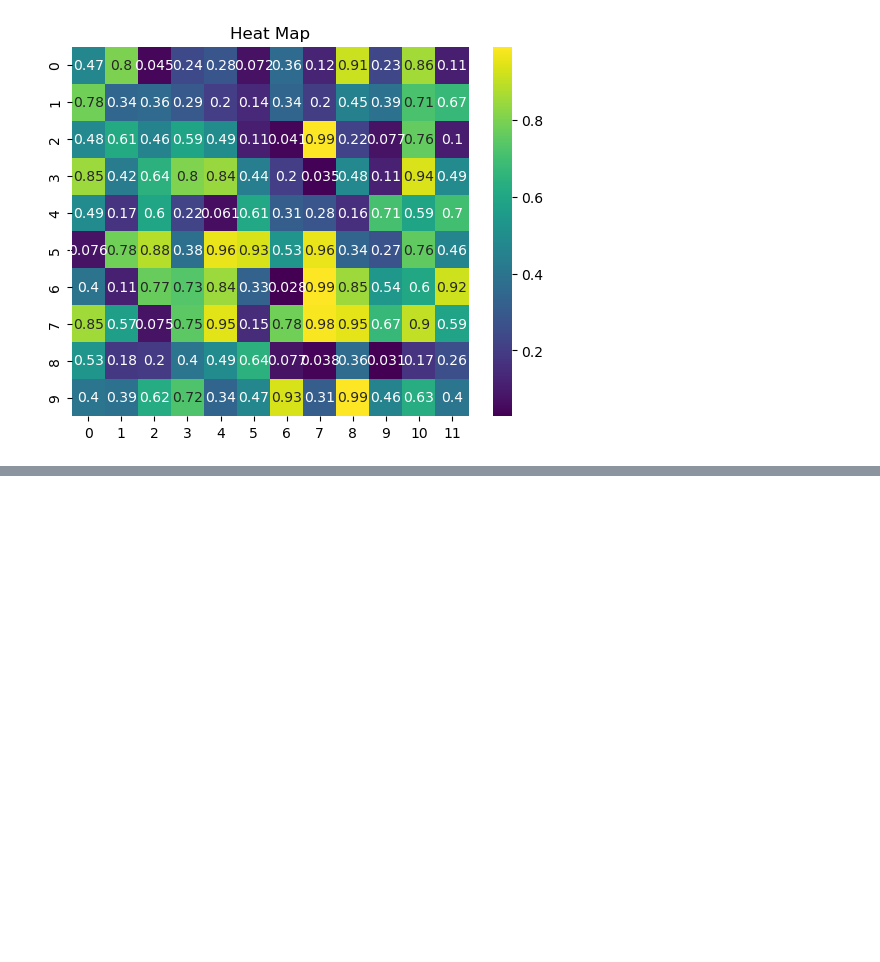
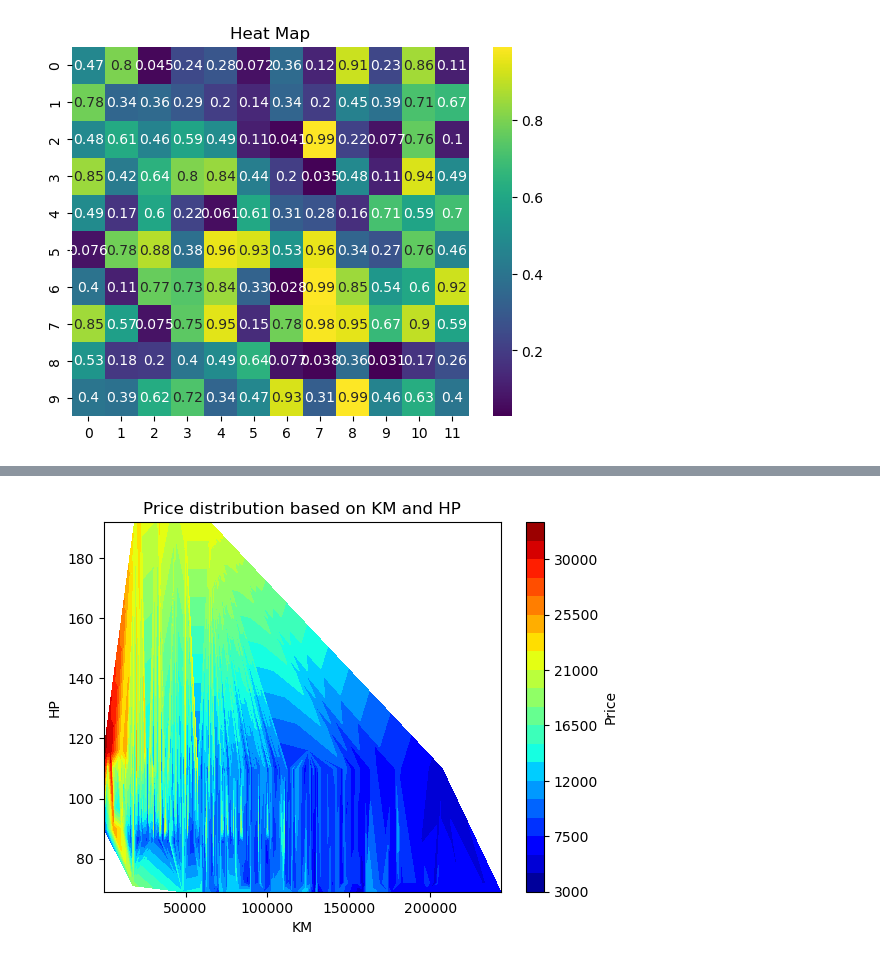
Before and after one commit to dhanyashree-gurukar/ML-Laboratory, a Jupyter notebook: Lab2/Visualization.ipynb, the cells around one changed output, grey strips where cells are left out. Saved outputs shown, nothing was run; the diff lists cells and outputs as text; code cells hidden in the pictures; blank space fills up the shorter version.

```diff
--- a/Lab2/Visualization.ipynb
+++ b/Lab2/Visualization.ipynb
@@ -62,0 +90,26 @@ plt.show()
+# %%
+#Using Toyota dataset
+import matplotlib.pyplot as plt
+import numpy as np
+import pandas as pd
+
+dataset = pd.read_csv("ToyotaCorolla.csv")
+dataset.replace('??', pd.NA, inplace=True)
+dataset["KM"] = pd.to_numeric(dataset["KM"], errors="coerce")
+dataset["HP"] = pd.to_numeric(dataset["HP"], errors="coerce")
+dataset["Price"] = pd.to_numeric(dataset["Price"], errors="coerce")
+
+dataset_clean = dataset.dropna(subset=["KM", "HP", "Price"])
+
+x = dataset_clean["KM"]
+y = dataset_clean["HP"]
+z = dataset_clean["Price"]
+
+plt.tricontourf(x, y, z, levels=20, cmap='jet')
+plt.colorbar(label="Price")
+plt.xlabel("KM")
+plt.ylabel("HP")
+plt.title("Price distribution based on KM and HP")
+plt.show()
+# %% [output]
+[figure, added]
```
Also changed, not shown: parts of 6 cells of this notebook.
